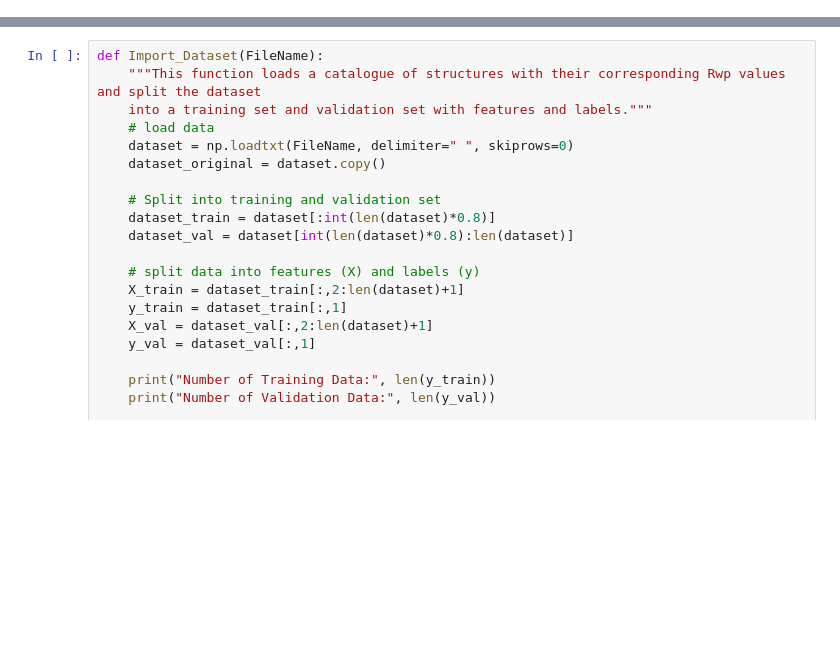
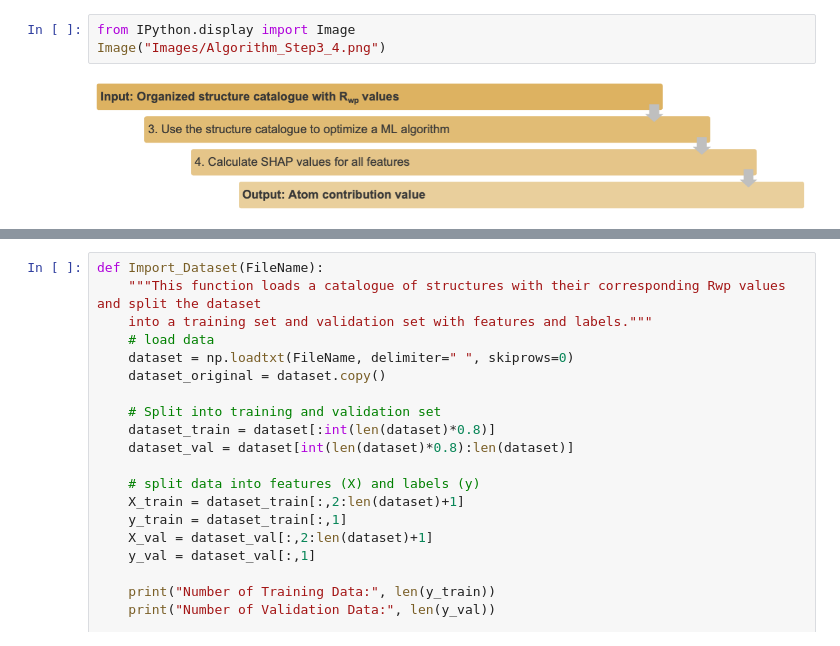
Before and after one commit to AndySAnker/ML-MotEx, a Jupyter notebook: Colab_ML-MotEx-Step3+4.ipynb, the cells around one changed output, grey strips where cells are left out. Saved outputs shown, nothing was run; the diff lists cells and outputs as text; blank space fills up the shorter version.

```diff
--- a/Colab_ML-MotEx-Step3+4.ipynb
+++ b/Colab_ML-MotEx-Step3+4.ipynb
@@ -19,0 +14,5 @@ The output is given as a list of atom contribution values providing information
+# %%
+from IPython.display import Image
+Image("Images/Algorithm_Step3_4.png")
+# %% [output]
+[figure, added]
```
Also changed, not shown: parts of 6 cells of this notebook.
